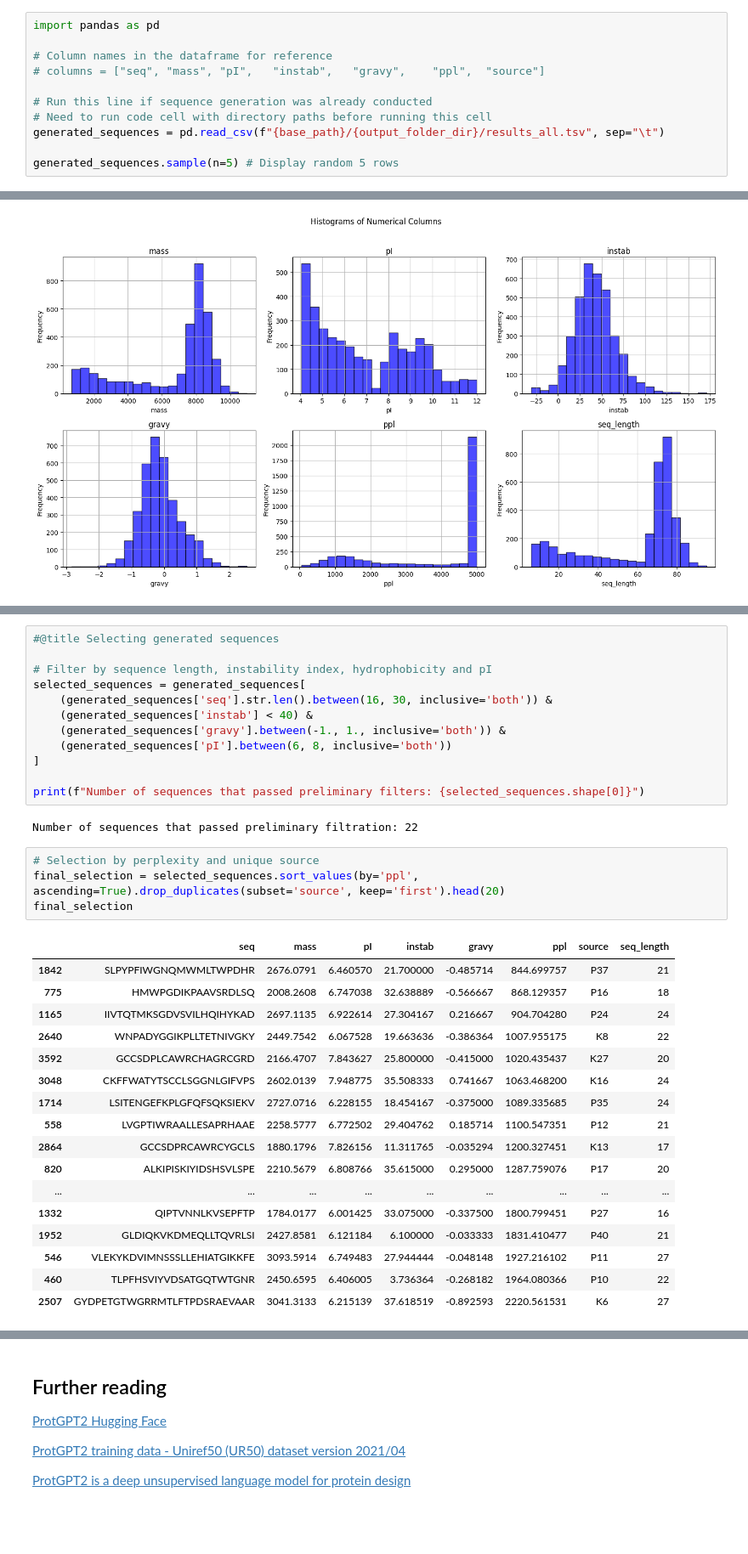
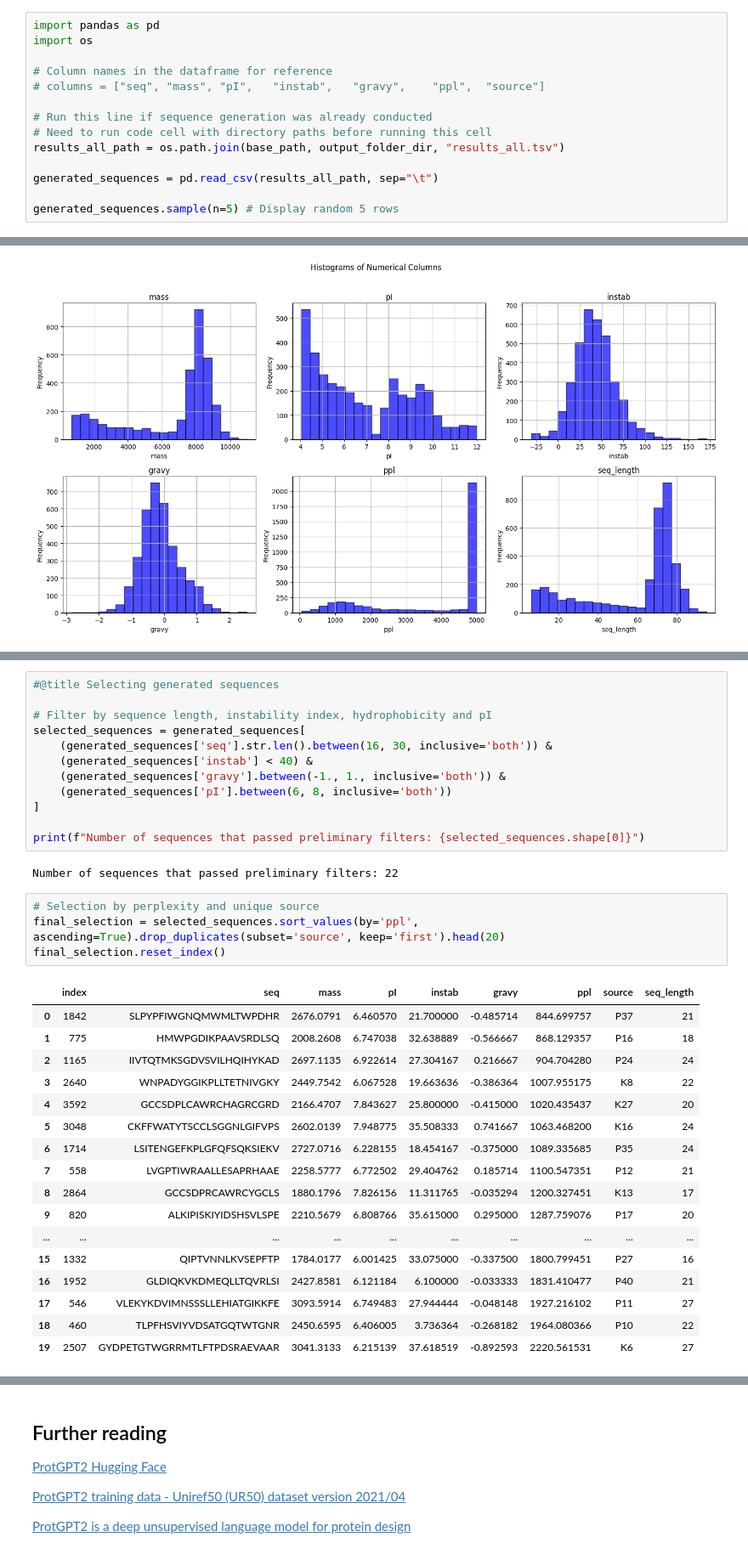
Before and after one commit to cu-bioinformatics/meet-eu-2023-projects, a Jupyter notebook: scripts/ProtGPT2_in_Colab.ipynb, the cells around one changed output, grey strips where cells are left out. Shown: that part at 85% size. Cells and saved outputs as stored; diff of their text form; blank space fills up the shorter version.

Commit message:
Update file paths

```diff
--- a/scripts/ProtGPT2_in_Colab.ipynb
+++ b/scripts/ProtGPT2_in_Colab.ipynb
@@ -284,13 +284,16 @@ Sequence generation for P6: FLRQNEVL
 ## Evaluation of the Model and the Generated Peptides
 # %%
 import pandas as pd
+import os
 
 # Column names in the dataframe for reference
 # columns = ["seq",	"mass",	"pI",	"instab",	"gravy",	"ppl",	"source"]
 
 # Run this line if sequence generation was already conducted
 # Need to run code cell with directory paths before running this cell
-generated_sequences = pd.read_csv(f"{base_path}/{output_folder_dir}/results_all.tsv", sep="\t")
+results_all_path = os.path.join(base_path, output_folder_dir, "results_all.tsv")
+
+generated_sequences = pd.read_csv(results_all_path, sep="\t")
 
 generated_sequences.sample(n=5) # Display random 5 rows
 # %% [output]
@@ -346,29 +389,29 @@ selected_sequences = generated_sequences[
 
 print(f"Number of sequences that passed preliminary filters: {selected_sequences.shape[0]}")
 # %% [output]
-Number of sequences that passed preliminary filtration: 22
+Number of sequences that passed preliminary filters: 22
 # %%
 # Selection by perplexity and unique source
 final_selection = selected_sequences.sort_values(by='ppl', ascending=True).drop_duplicates(subset='source', keep='first').head(20)
-final_selection
+final_selection.reset_index()
 # %% [output]
-|  | seq | mass | pI | instab | gravy | ppl | source | seq_length |
-| 1842 | SLPYPFIWGNQMWMLTWPDHR | 2676.0791 | 6.460570 | 21.700000 | -0.485714 | 844.699757 | P37 | 21 |
-| 775 | HMWPGDIKPAAVSRDLSQ | 2008.2608 | 6.747038 | 32.638889 | -0.566667 | 868.129357 | P16 | 18 |
-| 1165 | IIVTQTMKSGDVSVILHQIHYKAD | 2697.1135 | 6.922614 | 27.304167 | 0.216667 | 904.704280 | P24 | 24 |
-| 2640 | WNPADYGGIKPLLTETNIVGKY | 2449.7542 | 6.067528 | 19.663636 | -0.386364 | 1007.955175 | K8 | 22 |
-| 3592 | GCCSDPLCAWRCHAGRCGRD | 2166.4707 | 7.843627 | 25.800000 | -0.415000 | 1020.435437 | K27 | 20 |
-| 3048 | CKFFWATYTSCCLSGGNLGIFVPS | 2602.0139 | 7.948775 | 35.508333 | 0.741667 | 1063.468200 | K16 | 24 |
-| 1714 | LSITENGEFKPLGFQFSQKSIEKV | 2727.0716 | 6.228155 | 18.454167 | -0.375000 | 1089.335685 | P35 | 24 |
-| 558 | LVGPTIWRAALLESAPRHAAE | 2258.5777 | 6.772502 | 29.404762 | 0.185714 | 1100.547351 | P12 | 21 |
-| 2864 | GCCSDPRCAWRCYGCLS | 1880.1796 | 7.826156 | 11.311765 | -0.035294 | 1200.327451 | K13 | 17 |
-| 820 | ALKIPISKIYIDSHSVLSPE | 2210.5679 | 6.808766 | 35.615000 | 0.295000 | 1287.759076 | P17 | 20 |
-| ... | ... | ... | ... | ... | ... | ... | ... | ... |
-| 1332 | QIPTVNNLKVSEPFTP | 1784.0177 | 6.001425 | 33.075000 | -0.337500 | 1800.799451 | P27 | 16 |
-| 1952 | GLDIQKVKDMEQLLTQVRLSI | 2427.8581 | 6.121184 | 6.100000 | -0.033333 | 1831.410477 | P40 | 21 |
-| 546 | VLEKYKDVIMNSSSLLEHIATGIKKFE | 3093.5914 | 6.749483 | 27.944444 | -0.048148 | 1927.216102 | P11 | 27 |
-| 460 | TLPFHSVIYVDSATGQTWTGNR | 2450.6595 | 6.406005 | 3.736364 | -0.268182 | 1964.080366 | P10 | 22 |
-| 2507 | GYDPETGTWGRRMTLFTPDSRAEVAAR | 3041.3133 | 6.215139 | 37.618519 | -0.892593 | 2220.561531 | K6 | 27 |
+|  | index | seq | mass | pI | instab | gravy | ppl | source | seq_length |
+| 0 | 1842 | SLPYPFIWGNQMWMLTWPDHR | 2676.0791 | 6.460570 | 21.700000 | -0.485714 | 844.699757 | P37 | 21 |
+| 1 | 775 | HMWPGDIKPAAVSRDLSQ | 2008.2608 | 6.747038 | 32.638889 | -0.566667 | 868.129357 | P16 | 18 |
+| 2 | 1165 | IIVTQTMKSGDVSVILHQIHYKAD | 2697.1135 | 6.922614 | 27.304167 | 0.216667 | 904.704280 | P24 | 24 |
+| 3 | 2640 | WNPADYGGIKPLLTETNIVGKY | 2449.7542 | 6.067528 | 19.663636 | -0.386364 | 1007.955175 | K8 | 22 |
+| 4 | 3592 | GCCSDPLCAWRCHAGRCGRD | 2166.4707 | 7.843627 | 25.800000 | -0.415000 | 1020.435437 | K27 | 20 |
+| 5 | 3048 | CKFFWATYTSCCLSGGNLGIFVPS | 2602.0139 | 7.948775 | 35.508333 | 0.741667 | 1063.468200 | K16 | 24 |
+| 6 | 1714 | LSITENGEFKPLGFQFSQKSIEKV | 2727.0716 | 6.228155 | 18.454167 | -0.375000 | 1089.335685 | P35 | 24 |
+| 7 | 558 | LVGPTIWRAALLESAPRHAAE | 2258.5777 | 6.772502 | 29.404762 | 0.185714 | 1100.547351 | P12 | 21 |
+| 8 | 2864 | GCCSDPRCAWRCYGCLS | 1880.1796 | 7.826156 | 11.311765 | -0.035294 | 1200.327451 | K13 | 17 |
+| 9 | 820 | ALKIPISKIYIDSHSVLSPE | 2210.5679 | 6.808766 | 35.615000 | 0.295000 | 1287.759076 | P17 | 20 |
+| ... | ... | ... | ... | ... | ... | ... | ... | ... | ... |
+| 15 | 1332 | QIPTVNNLKVSEPFTP | 1784.0177 | 6.001425 | 33.075000 | -0.337500 | 1800.799451 | P27 | 16 |
+| 16 | 1952 | GLDIQKVKDMEQLLTQVRLSI | 2427.8581 | 6.121184 | 6.100000 | -0.033333 | 1831.410477 | P40 | 21 |
+| 17 | 546 | VLEKYKDVIMNSSSLLEHIATGIKKFE | 3093.5914 | 6.749483 | 27.944444 | -0.048148 | 1927.216102 | P11 | 27 |
+| 18 | 460 | TLPFHSVIYVDSATGQTWTGNR | 2450.6595 | 6.406005 | 3.736364 | -0.268182 | 1964.080366 | P10 | 22 |
+| 19 | 2507 | GYDPETGTWGRRMTLFTPDSRAEVAAR | 3041.3133 | 6.215139 | 37.618519 | -0.892593 | 2220.561531 | K6 | 27 |
 # %%
 #@title Save results
 
```
Also changed, not shown: parts of 5 cells of this notebook.
